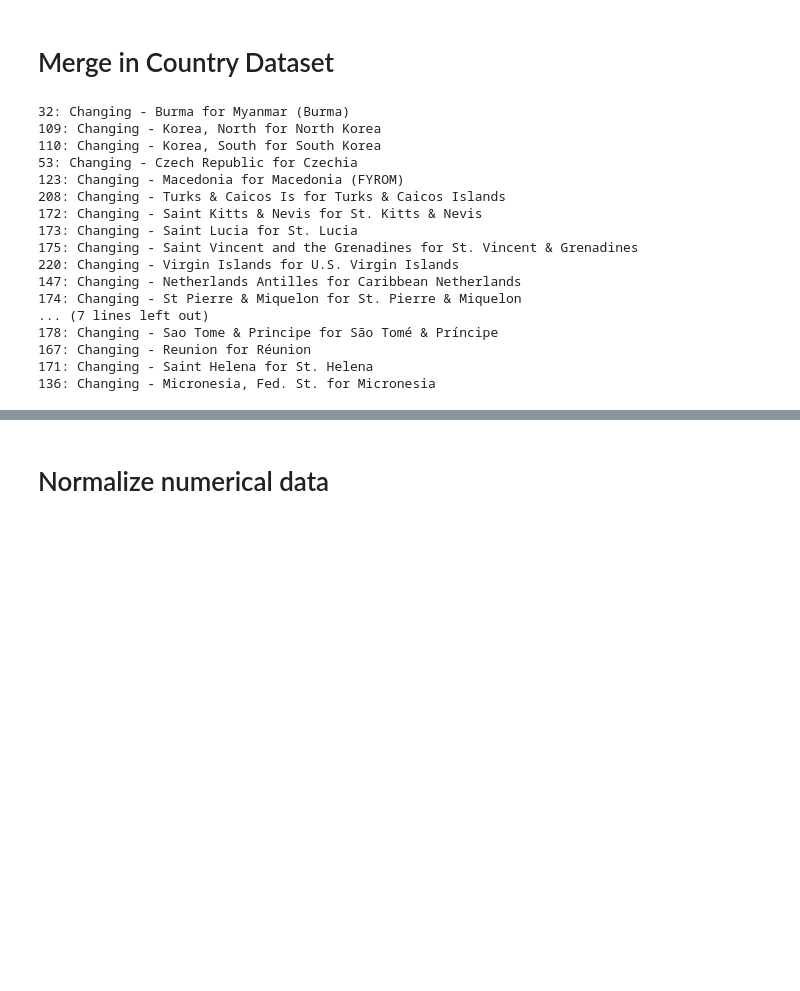
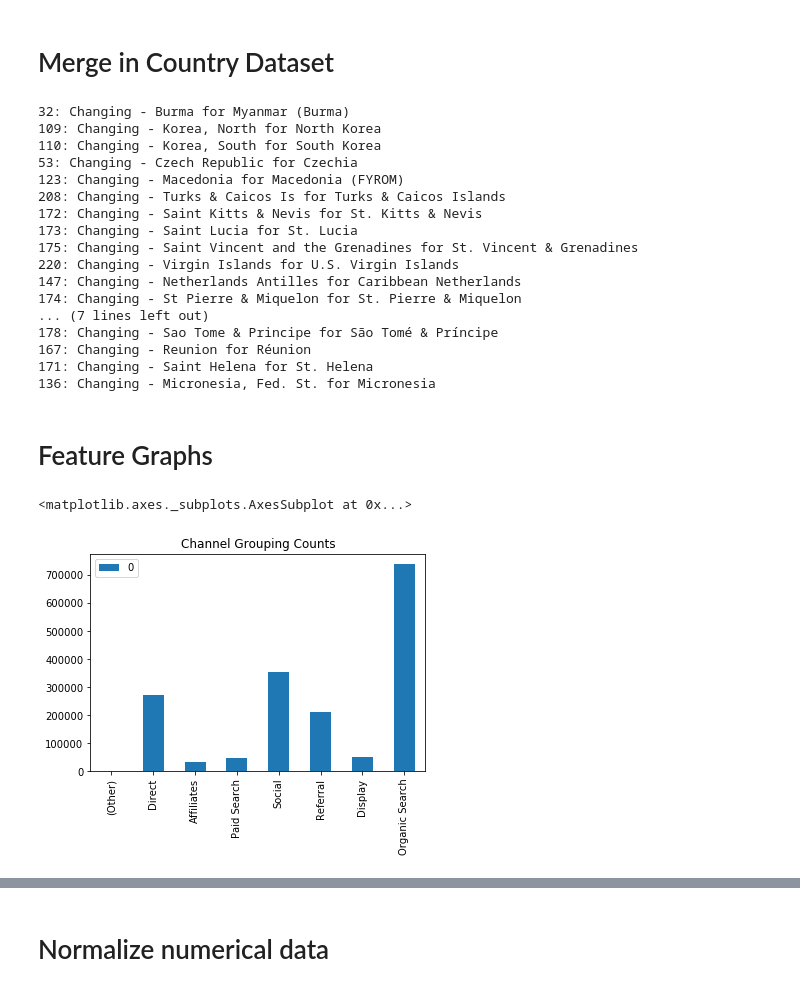
Before and after one commit to aparamshetti/StatsProject, a Jupyter notebook: code/FeatureGeneration.ipynb, the cells around one changed output, grey strips where cells are left out. Cells and saved outputs as stored; diff of their text form; code cells hidden in the pictures; blank space fills up the shorter version.

```diff
--- a/code/FeatureGeneration.ipynb
+++ b/code/FeatureGeneration.ipynb
@@ -23,3 +9,6 @@ print(43-train.shape[1])
+# %%
+#set all NA in predicting column to 0 transaction amount
+train['totals.transactionRevenue'].fillna(0, inplace = True)
 # %%
 #Goes through each feature and removes if has less than 2 unique values or more than 50% of its entries are null
 def uniqValues(df):
@@ -76,0 +46,4 @@ list(train)
+# %%
+#remove unnecessary columns
+train = train.drop(columns = ['visitId', "trafficSource.medium", "device.deviceCategory", "dayofweek", "year"])
+train.head()
@@ -135,8 +115,8 @@ countries['Country'].iloc[167] = 'R\xc3\xa9union'
 countries['Country'].iloc[171] = 'St. Helena'
 countries['Country'].iloc[136] = 'Micronesia'
 
-comb = pd.merge(train, countries, left_on = "geoNetwork.country", right_on = "Country", how = 'left')
-comb = comb.drop(columns=['Country'])
+train = pd.merge(train, countries, left_on = "geoNetwork.country", right_on = "Country", how = 'left')
+train = train.drop(columns=['Country', 'geoNetwork.country'])
 # %% [output]
 32: Changing - Burma for Myanmar (Burma)
 109: Changing - Korea, North for North Korea
@@ -155,3 +135,15 @@ comb = comb.drop(columns=['Country'])
 167: Changing - Reunion for Réunion
 171: Changing - Saint Helena for St. Helena
 136: Changing - Micronesia, Fed. St. for Micronesia
+# %% [markdown]
+# Feature Graphs
+# %%
+train['channelGrouping'].unique()
+from collections import Counter
+wordCnts = Counter(train['channelGrouping'])
+df = pd.DataFrame.from_dict(wordCnts, orient='index')
+%matplotlib inline
+df.plot(kind='bar', title = "Channel Grouping Counts")
+# %% [output]
+<matplotlib.axes._subplots.AxesSubplot at 0x...>
+[figure, added]
```
Also changed, not shown: parts of 36 cells of this notebook, 2 other files.
